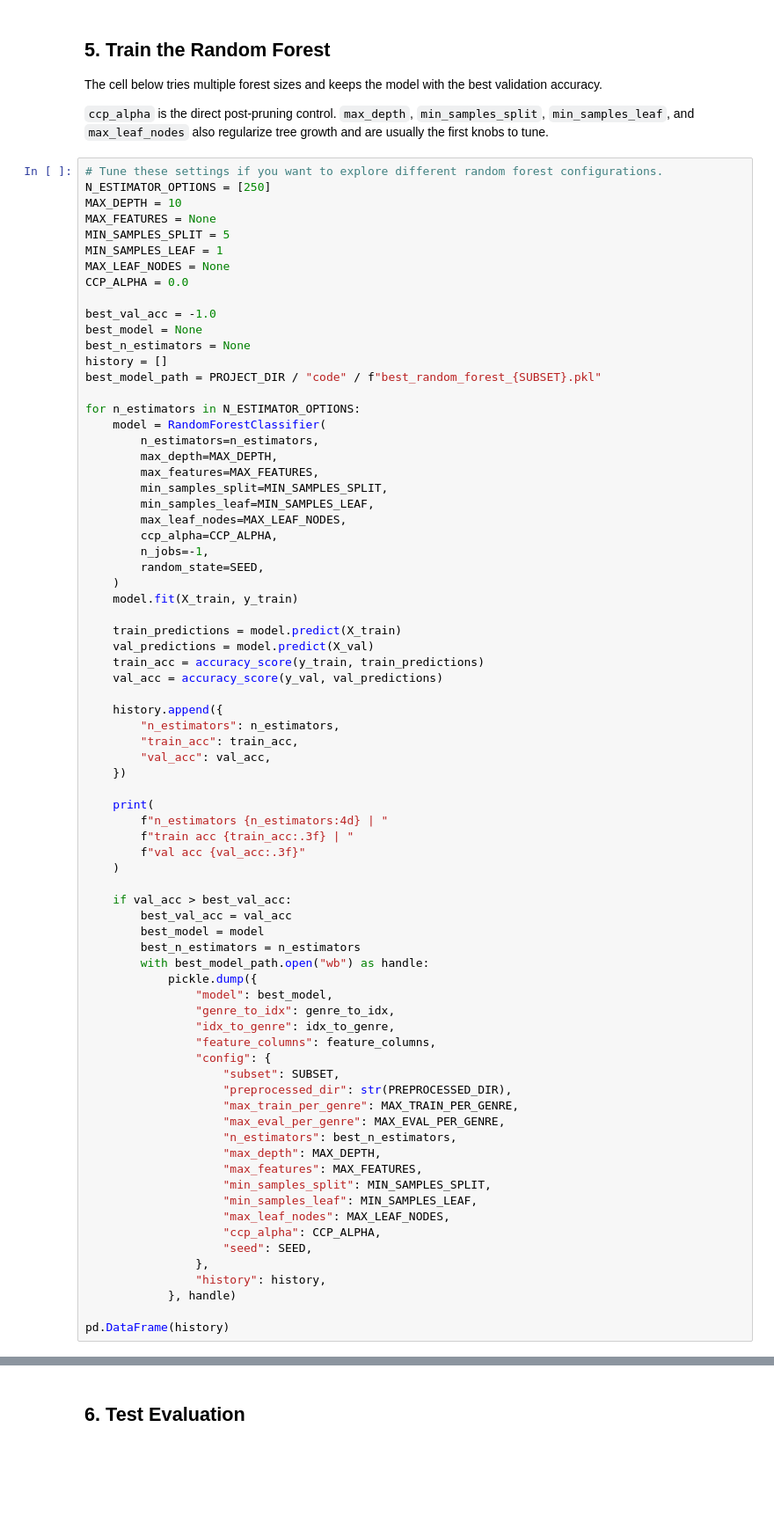
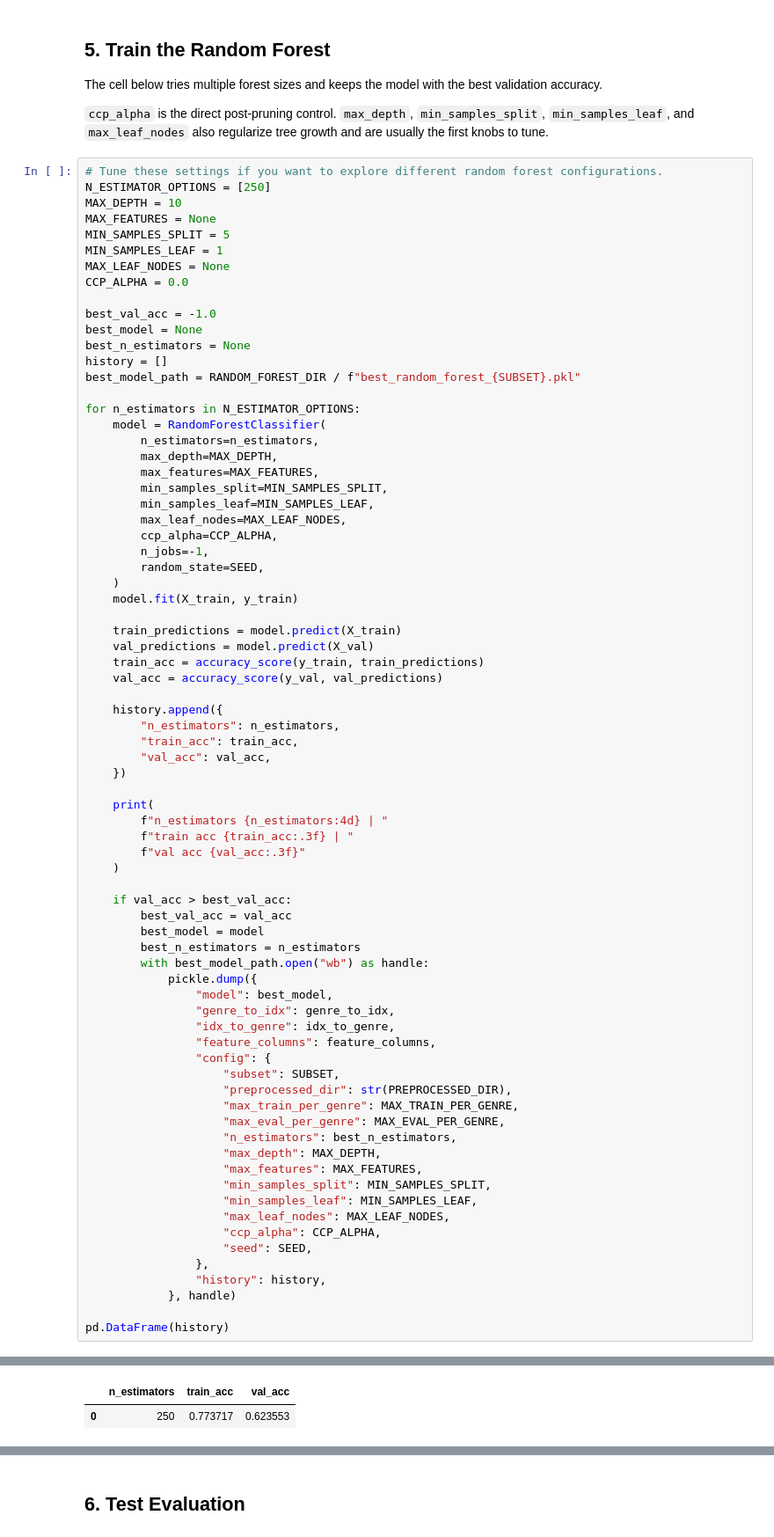
Before and after one commit to froggomelo/acml-project, a Jupyter notebook: code/random_forest/random_forest_pipeline.ipynb, the cells around one changed output, grey strips where cells are left out. Shown at 88% size. Cells and saved outputs as stored; diff of their text form; blank space fills up the shorter version.

```diff
--- a/code/random_forest/random_forest_pipeline.ipynb
+++ b/code/random_forest/random_forest_pipeline.ipynb
@@ -202,7 +241,7 @@ best_val_acc = -1.0
 best_model = None
 best_n_estimators = None
 history = []
-best_model_path = PROJECT_DIR / "code" / f"best_random_forest_{SUBSET}.pkl"
+best_model_path = RANDOM_FOREST_DIR / f"best_random_forest_{SUBSET}.pkl"
 
 for n_estimators in N_ESTIMATOR_OPTIONS:
     model = RandomForestClassifier(
@@ -263,3 +302,4 @@ for n_estimators in N_ESTIMATOR_OPTIONS:
             }, handle)
 
 pd.DataFrame(history)
+# %% [output]
@@ -266,3 +307,5 @@ pd.DataFrame(history)
+|  | n_estimators | train_acc | val_acc |
+| 0 | 250 | 0.773717 | 0.623553 |
 # %% [markdown]
 ## 5b. Hyperparameter Tuning
 
```
Also changed, not shown: parts of 14 cells of this notebook, 14 other files.
